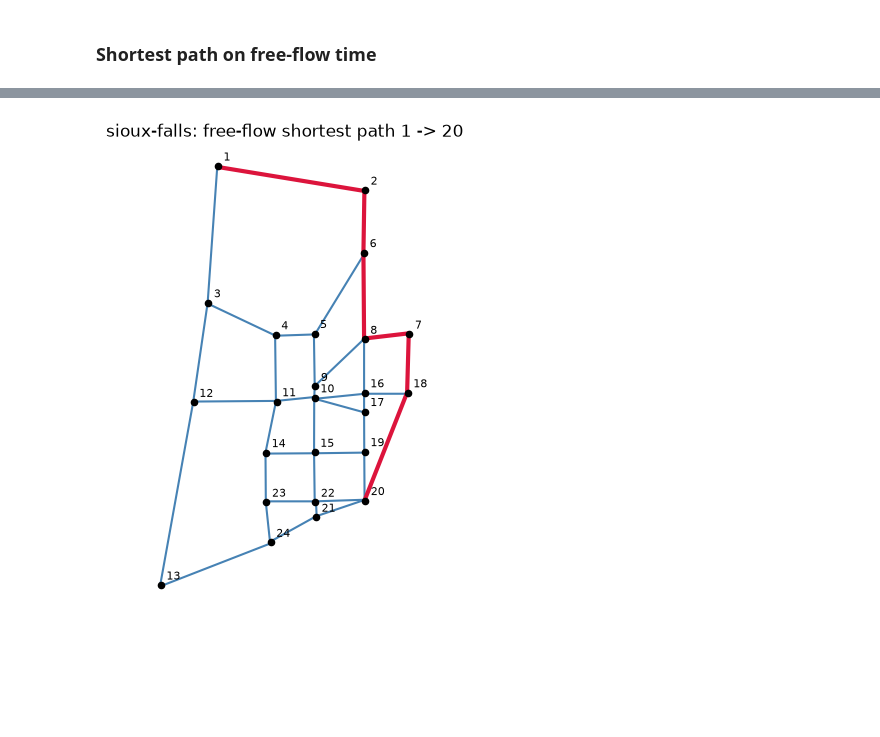
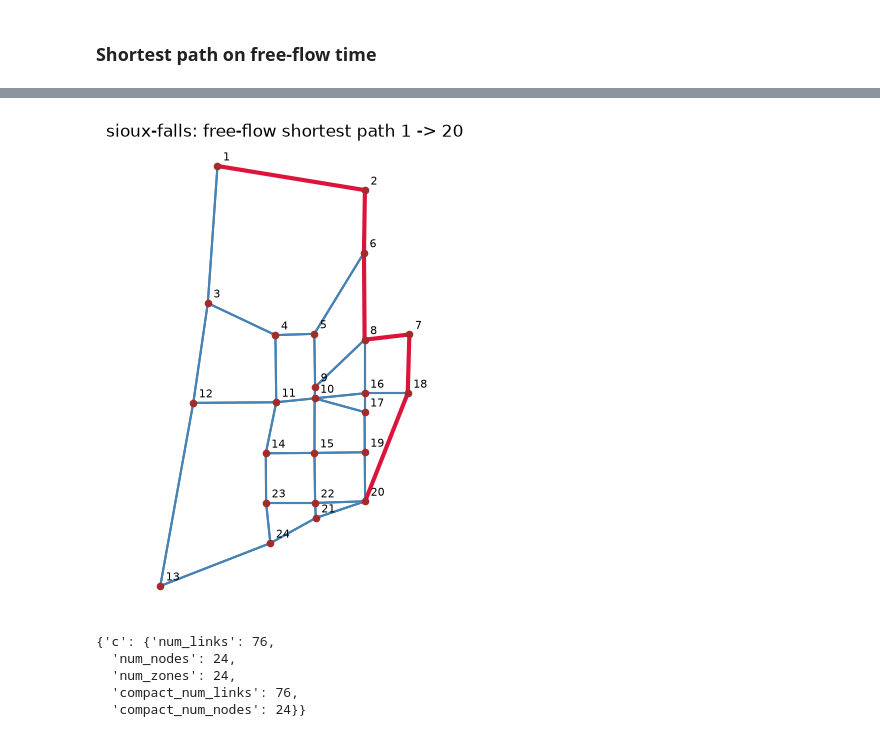
Before and after one commit to Sagar-11/fair-tolling, a Jupyter notebook: experiments/explore_ae_projects.ipynb, the cells around one changed output, grey strips where cells are left out. Cells and saved outputs as stored; diff of their text form; code cells hidden in the pictures; blank space fills up the shorter version.

Commit message:
Errors fixed. Figures ready

```diff
--- a/experiments/explore_ae_projects.ipynb
+++ b/experiments/explore_ae_projects.ipynb
@@ -30,19 +34,24 @@ sorted(p.name for p in AE_DIR.iterdir() if p.is_dir())
 # %%
-def plot_network(project, title, label_nodes=True):
+def plot_network(project, title, label_nodes=True, routes=None):
+    """Plot the network; links in `routes` (list of lists of link ids) are drawn in crimson and labelled."""
     links = project.network.links.data
     nodes = project.network.nodes.data
     ax = links.plot(color="steelblue", linewidth=1.5, figsize=(6, 6))
-    nodes.plot(ax=ax, color="black", markersize=20, zorder=3)
+    nodes.plot(ax=ax, color="brown", markersize=20, zorder=3)
     if label_nodes:
         for _, row in nodes.iterrows():
             ax.annotate(str(row.node_id), (row.geometry.x, row.geometry.y),
                         xytext=(4, 4), textcoords="offset points", fontsize=8)
+    if routes:
+        route_ids = {abs(int(l)) for route in routes for l in route}
+        route_links = links[links.link_id.isin(route_ids)]
+        route_links.plot(ax=ax, color="crimson", linewidth=3, zorder=2)
     ax.set_title(title)
     ax.set_axis_off()
     return ax
 
 
-def demand_frame(project, matrix_name, core="volume"):
+def demand_df(project, matrix_name, core="volume"):
     mat = project.matrices.get_matrix(matrix_name)
     index = mat.index.flatten() if hasattr(mat.index, "flatten") else mat.index
     df = pd.DataFrame(mat.get_matrix(core), index=index, columns=index)
@@ -214,6 +223,5 @@ links: [ 1  4 16 17 18 56]
 free-flow time: 22.0
 # %%
-ax = plot_network(sf, "sioux-falls: free-flow shortest path 1 -> 20")
-sf_links[sf_links.link_id.isin(res.path)].plot(ax=ax, color="crimson", linewidth=3);
+plot_network(sf, "sioux-falls: free-flow shortest path 1 -> 20", routes=[list(res.path)]);
 # %% [output]
-[figure, old version]
+[figure, new version]
@@ -221,0 +228,8 @@ sf.close()
+# %%
+sf.run.graph_summary()
+# %% [output]
+{'c': {'num_links': 76,
+  'num_nodes': 24,
+  'num_zones': 24,
+  'compact_num_links': 76,
+  'compact_num_nodes': 24}}
```
Also changed, not shown: parts of 75 cells of this notebook, 56 other files.
